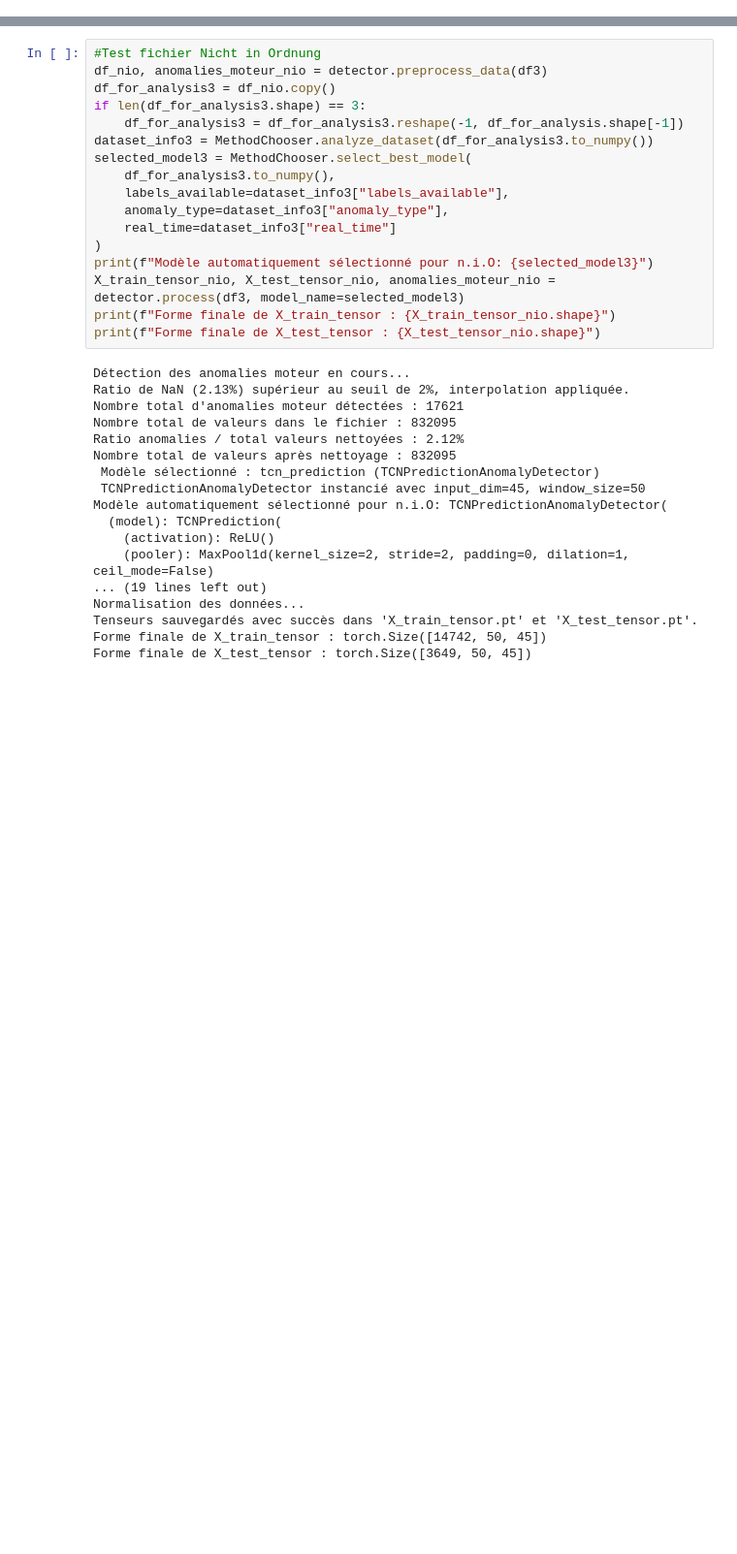
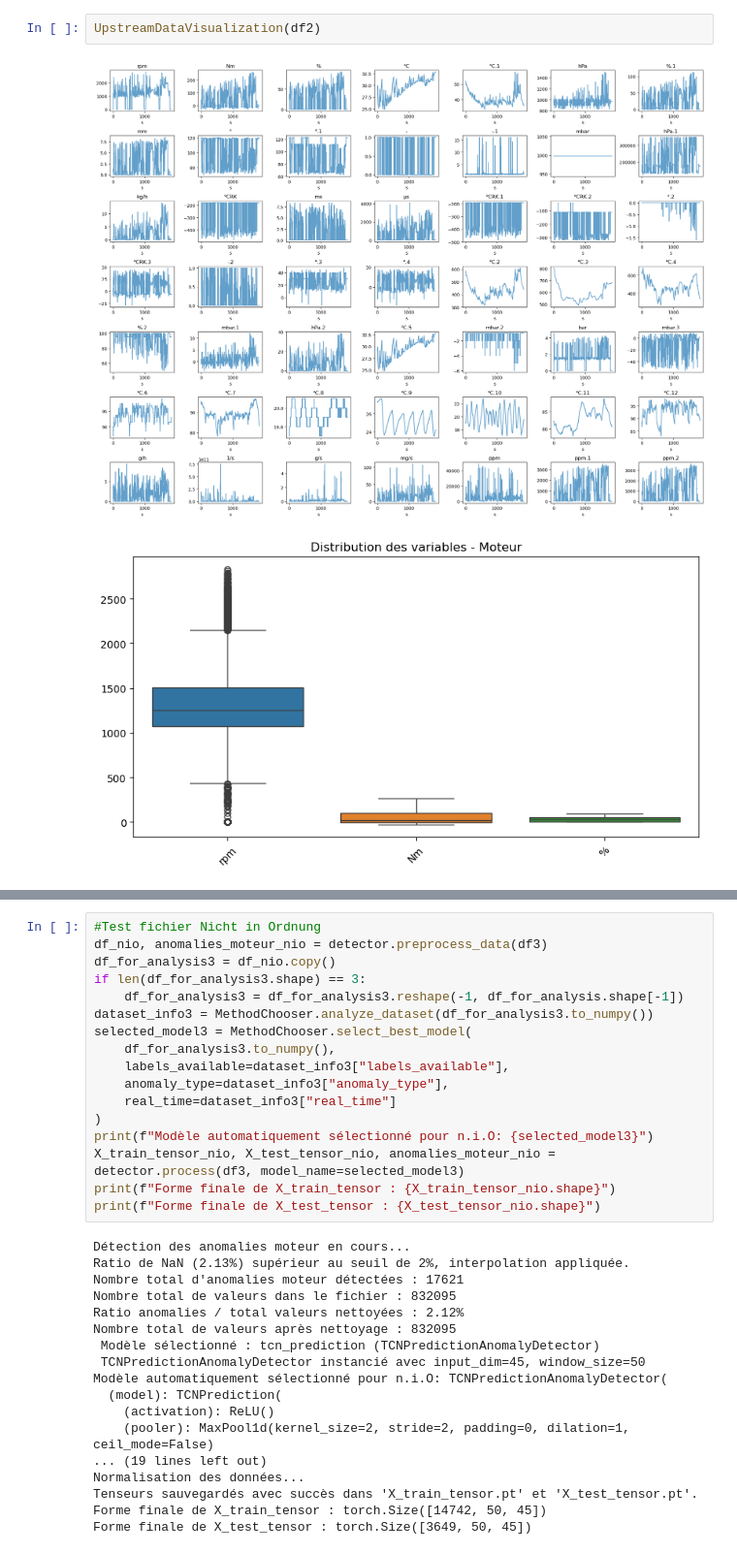
Before and after one commit to CorentinPellerin/TimeSeADPellerinC, a Jupyter notebook: timesead.ipynb, the cells around one changed output, grey strips where cells are left out. Shown at 97% size. Cells and saved outputs as stored; diff of their text form; blank space fills up the shorter version.

```diff
--- a/timesead.ipynb
+++ b/timesead.ipynb
@@ -21,0 +22,5 @@ from datapreparation import MethodChooser, UpstreamDataPreparation, df2, df3
+# %%
+UpstreamDataVisualization(df2)
+# %% [output]
+[figure, added]
+[figure, added]
```
Also changed, not shown: parts of 14 cells of this notebook.
